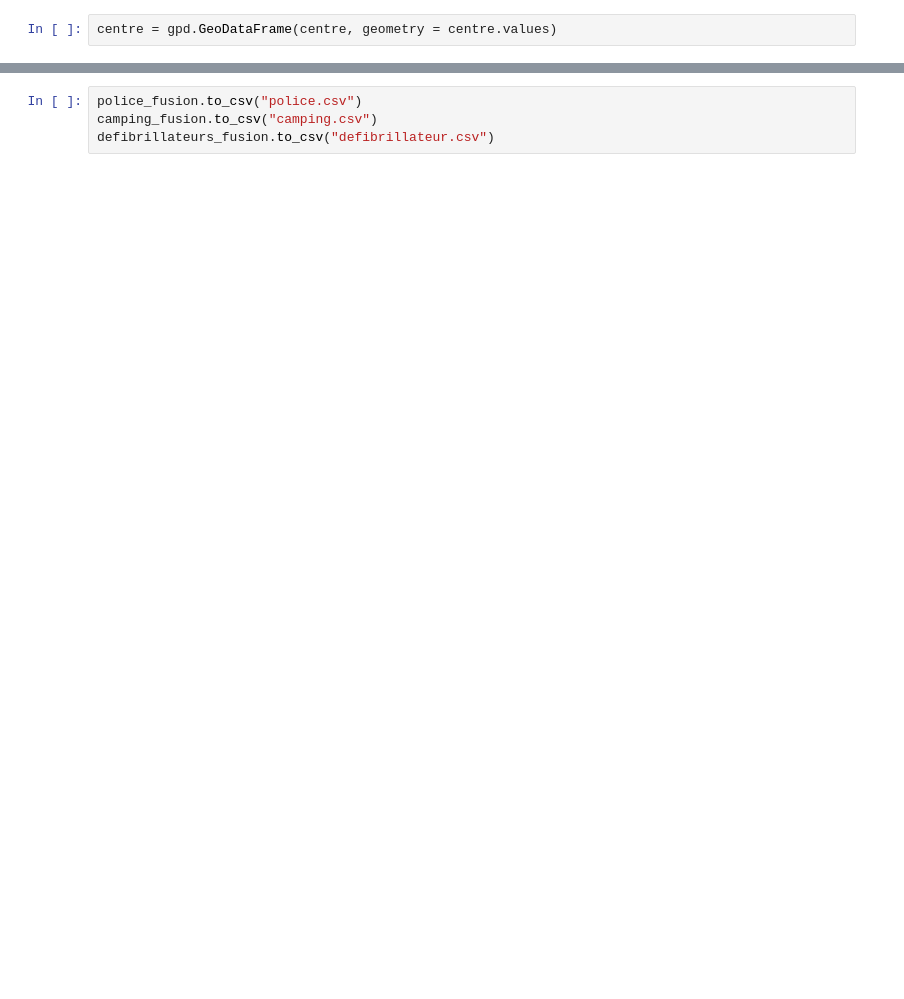
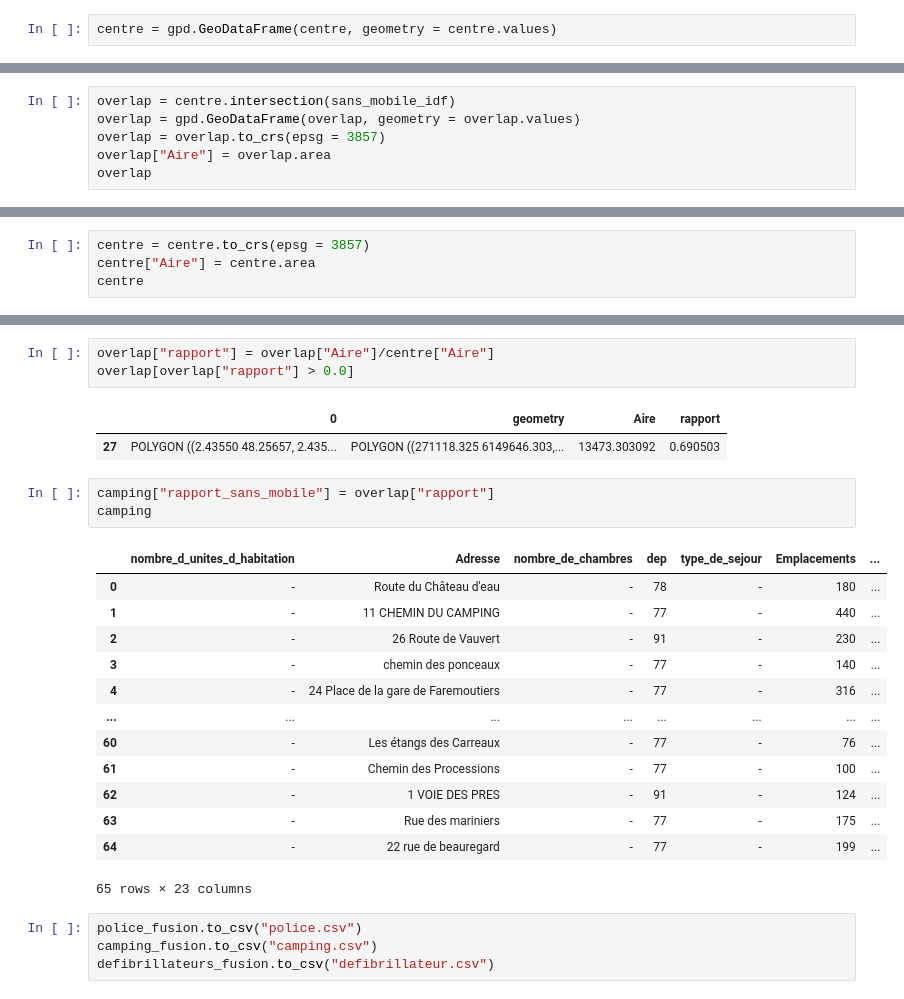
Before and after one commit to LeelaTEnsae/Projet, a Jupyter notebook: Visualisation.ipynb, the cells around one changed output, grey strips where cells are left out. Drawn from its saved outputs; the diff is of its cells as text; blank space fills up the shorter version.

```diff
--- a/Visualisation.ipynb
+++ b/Visualisation.ipynb
@@ -372,0 +323,6 @@ centre[centre.index == 8].plot_bokeh()
+# %%
+overlap = centre.intersection(sans_mobile_idf)
+overlap = gpd.GeoDataFrame(overlap, geometry = overlap.values)
+overlap = overlap.to_crs(epsg = 3857)
+overlap["Aire"] = overlap.area
+overlap
@@ -372,0 +343,4 @@ centre[centre.index == 8].plot_bokeh()
+# %%
+centre = centre.to_crs(epsg = 3857)
+centre["Aire"] = centre.area
+centre
@@ -373,3 +361,26 @@ centre[centre.index == 8].plot_bokeh()
+# %%
+overlap["rapport"] = overlap["Aire"]/centre["Aire"]
+overlap[overlap["rapport"] > 0.0]
+# %% [output]
+|  | 0 | geometry | Aire | rapport |
+| 27 | POLYGON ((2.43550 48.25657, 2.435... | POLYGON ((271118.325 6149646.303,... | 13473.303092 | 0.690503 |
+# %%
+camping["rapport_sans_mobile"] = overlap["rapport"]
+camping
+# %% [output]
+|  | nombre_d_unites_d_habitation | Adresse | nombre_de_chambres | dep | type_de_sejour | Emplacements | ... |
+| 0 | - | Route du Château d'eau | - | 78 | - | 180 | ... |
+| 1 | - | 11 CHEMIN DU CAMPING | - | 77 | - | 440 | ... |
+| 2 | - | 26 Route de Vauvert | - | 91 | - | 230 | ... |
+| 3 | - | chemin des ponceaux | - | 77 | - | 140 | ... |
+| 4 | - | 24 Place de la gare de Faremoutiers | - | 77 | - | 316 | ... |
+| ... | ... | ... | ... | ... | ... | ... | ... |
+| 60 | - | Les étangs des Carreaux | - | 77 | - | 76 | ... |
+| 61 | - | Chemin des Processions | - | 77 | - | 100 | ... |
+| 62 | - | 1 VOIE DES PRES | - | 91 | - | 124 | ... |
+| 63 | - | Rue des mariniers | - | 77 | - | 175 | ... |
+| 64 | - | 22 rue de beauregard | - | 77 | - | 199 | ... |
+65 rows × 23 columns
 # %%
 police_fusion.to_csv("police.csv")
 camping_fusion.to_csv("camping.csv")
```
Also changed, not shown: parts of 42 cells of this notebook, 3 other files.
